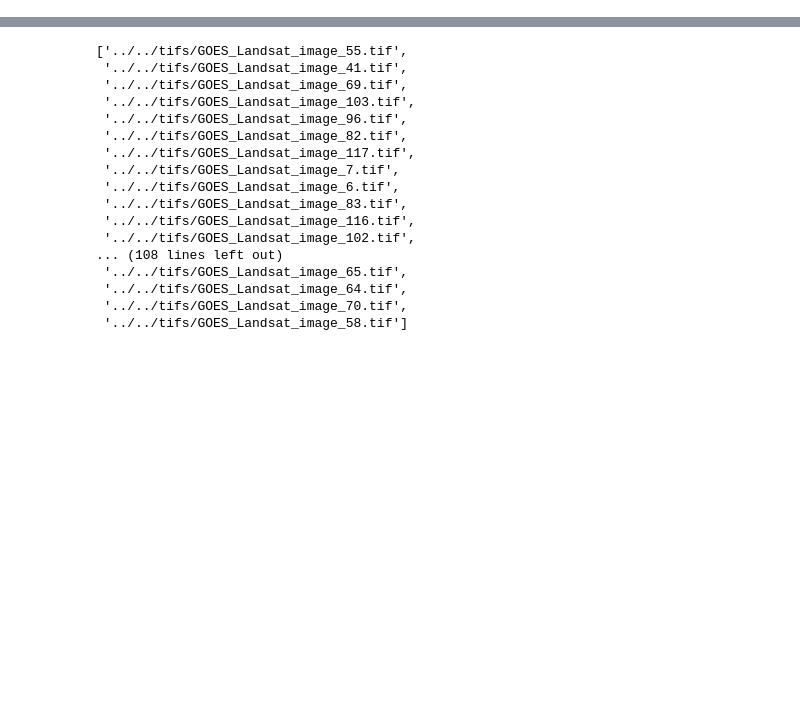
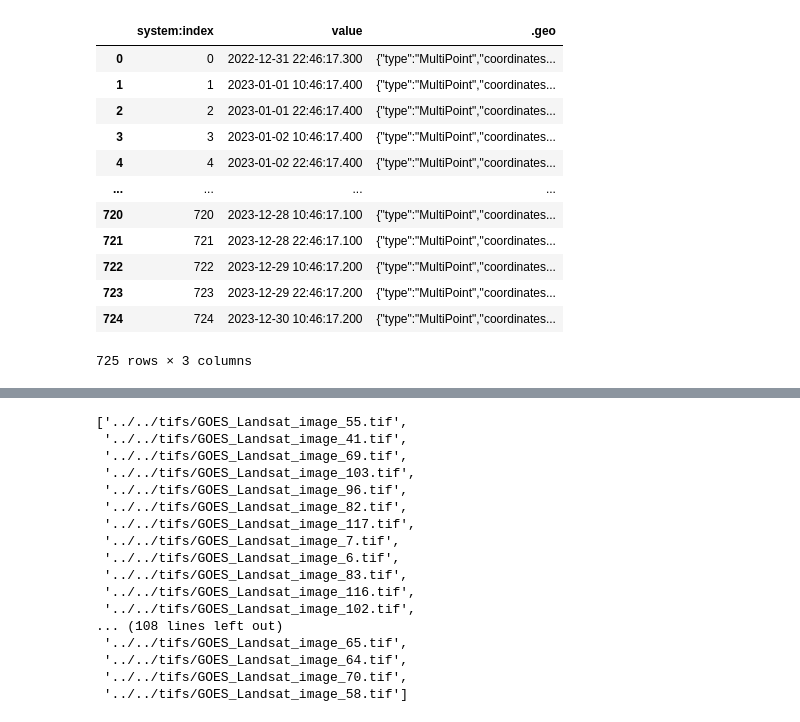
Before and after one commit to jstarfeldt/ML_UH_datasets, a Jupyter notebook: Jon_dataset_code/geotiff_processing.ipynb, the cells around one changed output, grey strips where cells are left out. Saved outputs shown, nothing was run; the diff lists cells and outputs as text; code cells hidden in the pictures; blank space fills up the shorter version.

```diff
--- a/Jon_dataset_code/geotiff_processing.ipynb
+++ b/Jon_dataset_code/geotiff_processing.ipynb
@@ -11,5 +11,5 @@ from pyproj import CRS
 import os
 # %%
-times = pd.read_csv('../../tifs/GOES_times.csv')
+times_GOES = pd.read_csv('../../tifs/GOES_times.csv')
 # %%
-times.value = (times.value/1000).apply(datetime.fromtimestamp)
+times_GOES.value = (times_GOES.value/1000).apply(datetime.fromtimestamp)
@@ -32,0 +16,16 @@ Name: value, Length: 725, dtype: datetime64[ns]
+# %%
+times_GOES
+# %% [output]
+|  | system:index | value | .geo |
+| 0 | 0 | 2022-12-31 22:46:17.300 | {"type":"MultiPoint","coordinates... |
+| 1 | 1 | 2023-01-01 10:46:17.400 | {"type":"MultiPoint","coordinates... |
+| 2 | 2 | 2023-01-01 22:46:17.400 | {"type":"MultiPoint","coordinates... |
+| 3 | 3 | 2023-01-02 10:46:17.400 | {"type":"MultiPoint","coordinates... |
+| 4 | 4 | 2023-01-02 22:46:17.400 | {"type":"MultiPoint","coordinates... |
+| ... | ... | ... | ... |
+| 720 | 720 | 2023-12-28 10:46:17.100 | {"type":"MultiPoint","coordinates... |
+| 721 | 721 | 2023-12-28 22:46:17.100 | {"type":"MultiPoint","coordinates... |
+| 722 | 722 | 2023-12-29 10:46:17.200 | {"type":"MultiPoint","coordinates... |
+| 723 | 723 | 2023-12-29 22:46:17.200 | {"type":"MultiPoint","coordinates... |
+| 724 | 724 | 2023-12-30 10:46:17.200 | {"type":"MultiPoint","coordinates... |
+725 rows × 3 columns
```
Also changed, not shown: parts of 40 cells of this notebook.
